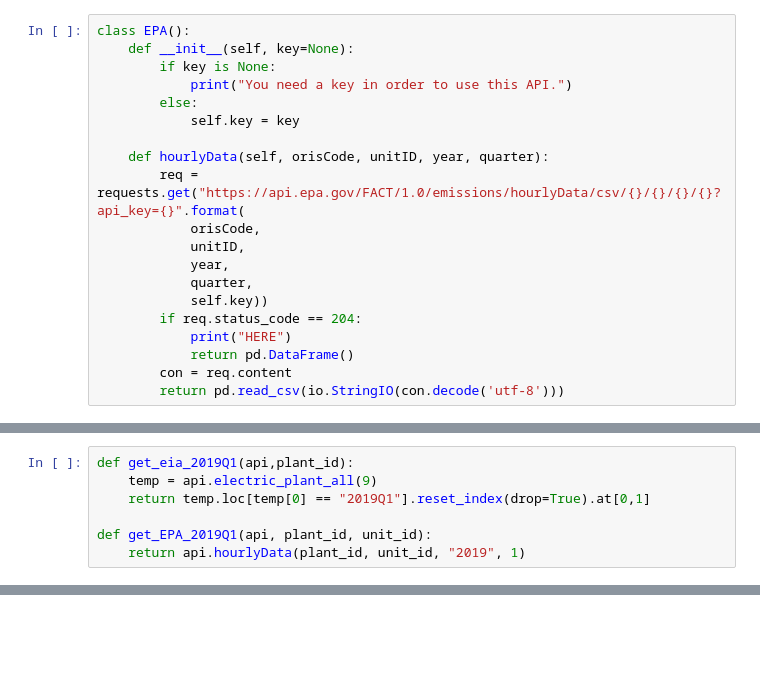
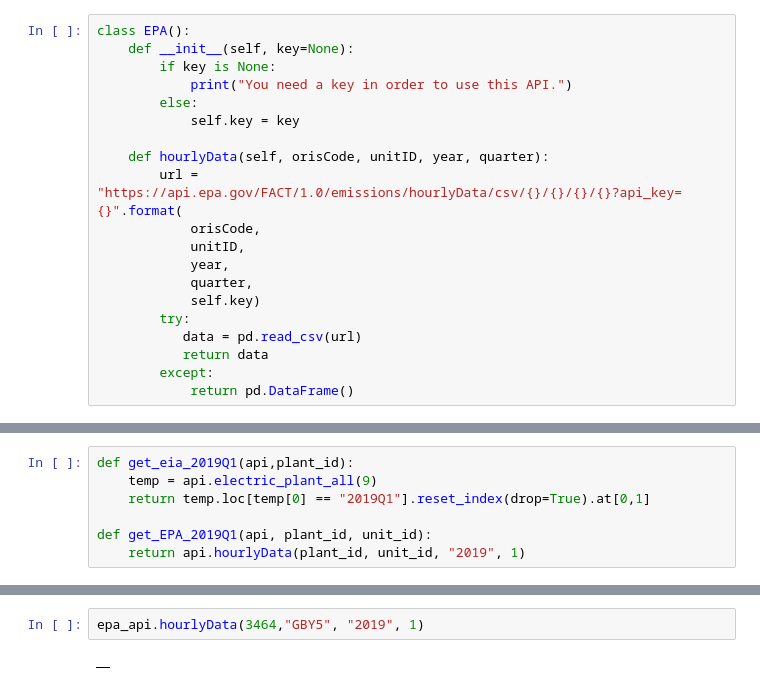
Before and after one commit to alberlin232/ML-Energy-Capstone, a Jupyter notebook: pollution/data/Report_Compile.ipynb, the cells around one changed output, grey strips where cells are left out. Saved outputs shown, nothing was run; the diff lists cells and outputs as text; blank space fills up the shorter version.

```diff
--- a/pollution/data/Report_Compile.ipynb
+++ b/pollution/data/Report_Compile.ipynb
@@ -58,17 +106,17 @@ class EPA():
             self.key = key
 
     def hourlyData(self, orisCode, unitID, year, quarter):
-        req = requests.get("https://api.epa.gov/FACT/1.0/emissions/hourlyData/csv/{}/{}/{}/{}?api_key={}".format(
+        url = "https://api.epa.gov/FACT/1.0/emissions/hourlyData/csv/{}/{}/{}/{}?api_key={}".format(
             orisCode,
             unitID,
             year,
             quarter,
-            self.key))
-        if req.status_code == 204:
-            print("HERE")
+            self.key)
+        try:
+           data = pd.read_csv(url)
+           return data
+        except:
             return pd.DataFrame()
-        con = req.content
-        return pd.read_csv(io.StringIO(con.decode('utf-8')))
 # %% [markdown]
 ### Aggregate EPA vs EIA MWh in Q1 2019
 # %%
@@ -172,0 +186,4 @@ yes
+# %%
+epa_api.hourlyData(3464,"GBY5", "2019", 1)
+# %% [output]
+|  |
```
Also changed, not shown: parts of 11 cells of this notebook, 52 other files.
